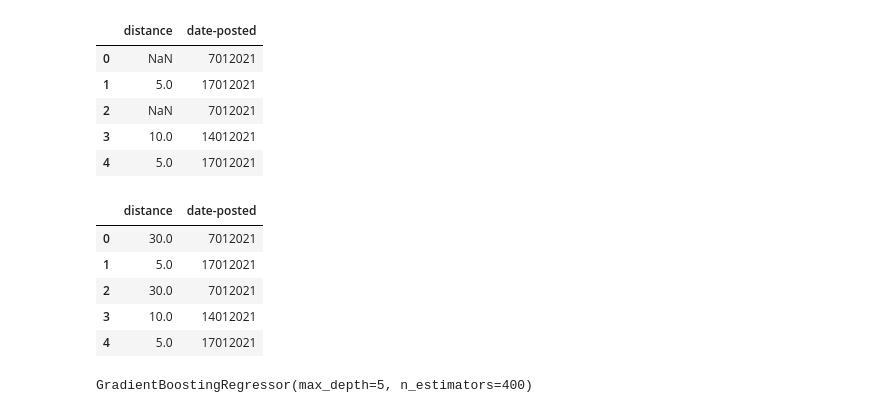
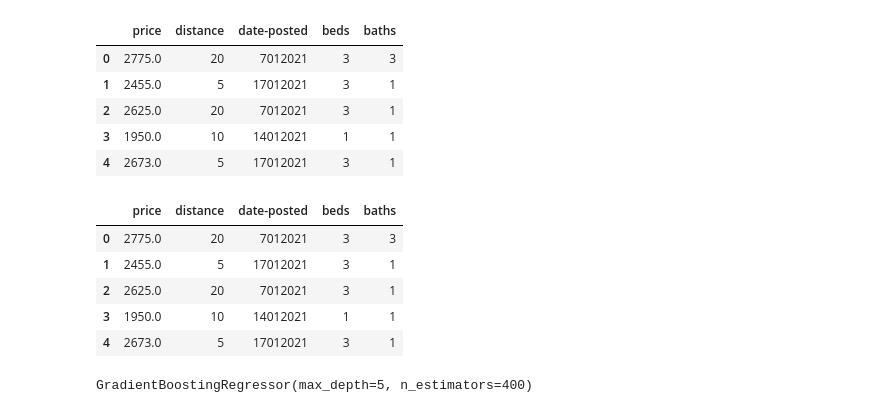
Before and after one commit to EduardVar/QHacks-2021, a Jupyter notebook: ml/house-predictor.ipynb, the cells around one changed output. Drawn from its saved outputs; the diff is of its cells as text; code cells hidden in the pictures.

```diff
--- a/ml/house-predictor.ipynb
+++ b/ml/house-predictor.ipynb
@@ -8,5 +10,5 @@ import mpl_toolkits
 # %%
-data = pd.read_csv("housing_data.csv")
+data = pd.read_csv("data/housing_data1.csv")
 # %%
 data
 # %% [output]
@@ -32,25 +39,25 @@ data.head()
 # %%
-labels = data['price']
-train1 = data.drop(['title','price', 'description', 'location'],axis=1)
+#labels = data['price']
+train1 = data.drop(['title', 'description', 'location'],axis=1)
 train1.head()
 # %% [output]
-|  | distance | date-posted |
-| 0 | NaN | 7012021 |
-| 1 | 5.0 | 17012021 |
-| 2 | NaN | 7012021 |
-| 3 | 10.0 | 14012021 |
-| 4 | 5.0 | 17012021 |
+|  | price | distance | date-posted | beds | baths |
+| 0 | 2775.0 | 20 | 7012021 | 3 | 3 |
+| 1 | 2455.0 | 5 | 17012021 | 3 | 1 |
+| 2 | 2625.0 | 20 | 7012021 | 3 | 1 |
+| 3 | 1950.0 | 10 | 14012021 | 1 | 1 |
+| 4 | 2673.0 | 5 | 17012021 | 3 | 1 |
 # %%
 # Fill in NA
-train1 = train1.fillna(30)
+train1 = train1.fillna(20)
 train1.head()
 # %% [output]
-|  | distance | date-posted |
-| 0 | 30.0 | 7012021 |
-| 1 | 5.0 | 17012021 |
-| 2 | 30.0 | 7012021 |
-| 3 | 10.0 | 14012021 |
-| 4 | 5.0 | 17012021 |
+|  | price | distance | date-posted | beds | baths |
+| 0 | 2775.0 | 20 | 7012021 | 3 | 3 |
+| 1 | 2455.0 | 5 | 17012021 | 3 | 1 |
+| 2 | 2625.0 | 20 | 7012021 | 3 | 1 |
+| 3 | 1950.0 | 10 | 14012021 | 1 | 1 |
+| 4 | 2673.0 | 5 | 17012021 | 3 | 1 |
 # %%
 # Lets try a bit better
 from sklearn import ensemble
```
Also changed, not shown: parts of 33 cells of this notebook, 10 other files.
